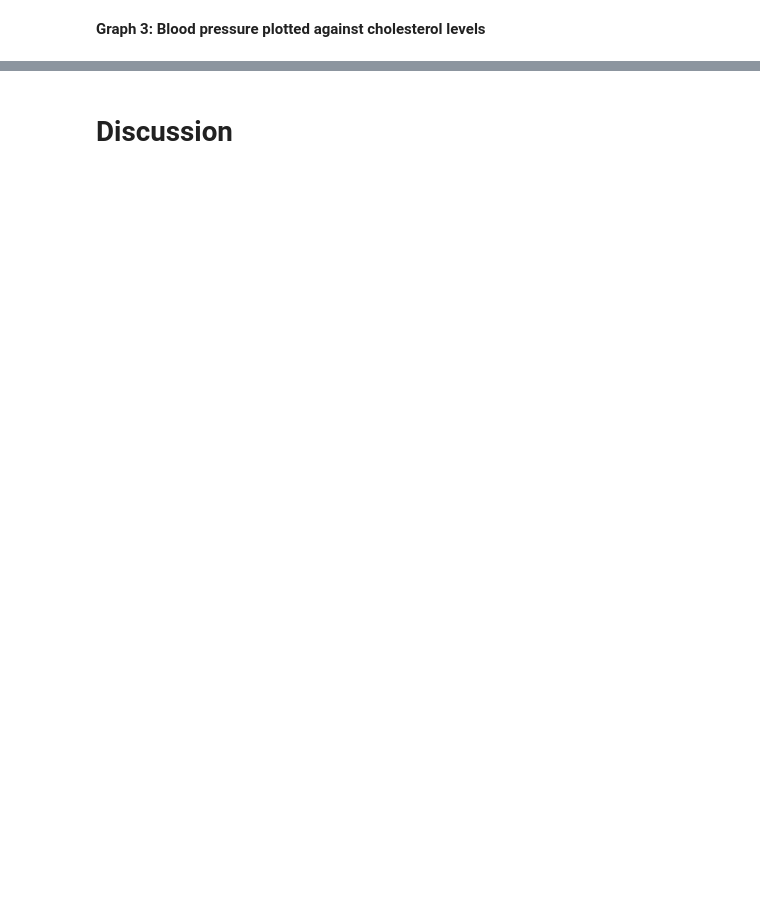
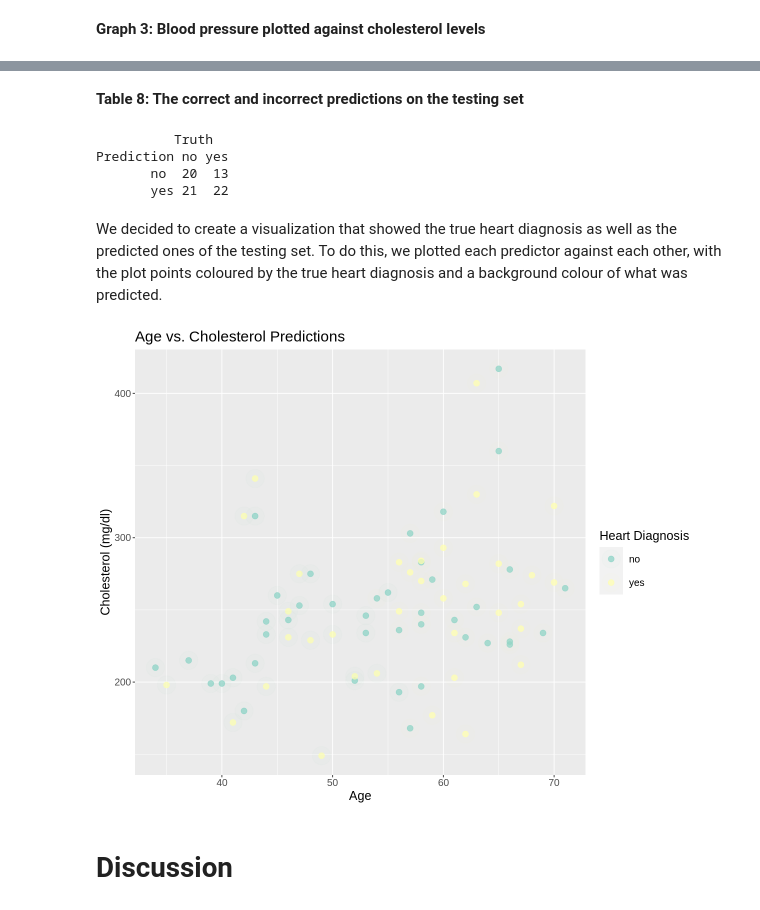
Before and after one commit to Hawkxiang114/Group_project_proposal, a Jupyter notebook: Group Project Proposal.ipynb, the cells around one changed output, grey strips where cells are left out. Saved outputs shown, nothing was run; the diff lists cells and outputs as text; code cells hidden in the pictures; blank space fills up the shorter version.

```diff
--- a/Group Project Proposal.ipynb
+++ b/Group Project Proposal.ipynb
@@ -223,0 +267,10 @@ BloodPressure_Cholesterol_plot
+# %%
+knn_spec <- nearest_neighbor(weight_func = "rectangular", neighbor = 30)|>
+    set_engine("kknn")|>
+    set_mode("classification")
+
+# Creating a workflow with the previously made recipe that had scaled data
+knn_fit <- workflow()|>
+    add_recipe(heart_recipe)|>
+    add_model(knn_spec)|>
+    fit(data = heart_training)
@@ -223,0 +281,10 @@ BloodPressure_Cholesterol_plot
+# %%
+heart_test_prediction <- predict(knn_fit, heart_testing)|>
+    bind_cols(heart_testing)
+
+heart_prediction_accuracy <- heart_test_prediction |>
+         metrics(truth = heart_diagnosis, estimate = .pred_class)|>
+        filter(.metric == "accuracy")
+
+Confusion <- heart_test_prediction |>
+    conf_mat(truth =  heart_diagnosis, estimate = .pred_class)
@@ -224,3 +300,30 @@ BloodPressure_Cholesterol_plot
+# %% [markdown]
+**Table 8: The correct and incorrect predictions on the testing set**
+# %%
+Confusion
+# %% [output]
+          Truth
+Prediction no yes
+       no  20  13
+       yes 21  22
+# %% [markdown]
+We decided to create a visualization that showed the true heart diagnosis as well as the predicted ones of the testing set. To do this, we plotted each predictor against each other, with the plot points coloured by the true heart diagnosis and a background colour of what was predicted.
+# %%
+options(repr.plot.width = 10, repr.plot.height = 8)
+heart_plot <- ggplot() +
+    geom_point(data = heart_test_prediction,
+               mapping = aes(x = age, y = cholesterol, color = heart_diagnosis),
+               alpha = 0.75, size = 3) +
+    geom_point(data = heart_test_prediction,
+               mapping = aes(x = age, y = cholesterol, color = .pred_class),
+               alpha = 0.02,
+               size = 10) +
+    scale_color_brewer(palette = "Set3") +
+    labs(x = "Age", y = "Cholesterol (mg/dl)", title = "Age vs. Cholesterol Predictions", color = "Heart Diagnosis") +
+    theme(text = element_text(size = 15))
+heart_plot
+# %% [output]
+[figure, added]
 # %% [markdown]
 # Discussion
 # %% [markdown]
```
Also changed, not shown: parts of 28 cells of this notebook.
